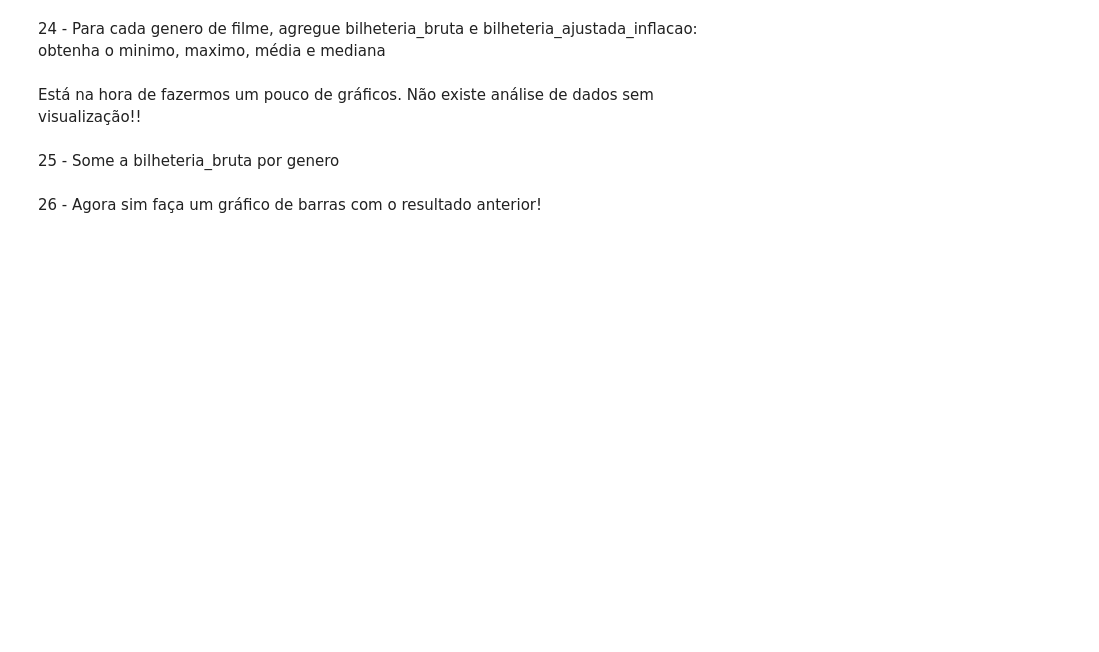
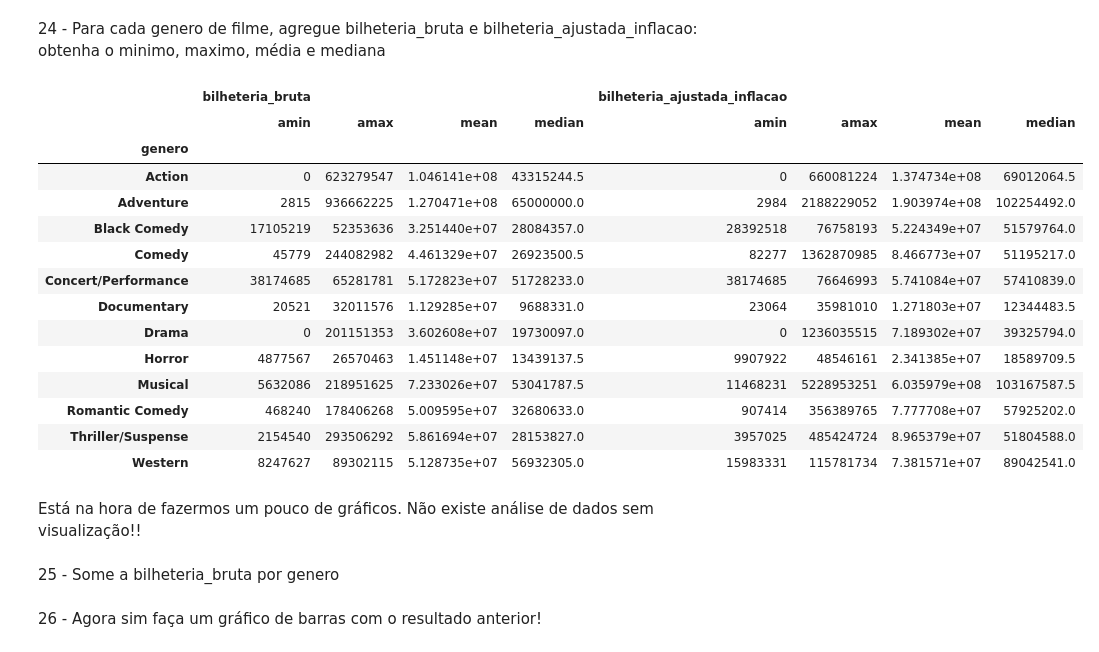
Before and after one commit to ceska68/Exercicios, a Jupyter notebook: Desafio_6_Estatísticas.ipynb, the cells around one changed output. Cells and saved outputs as stored; diff of their text form; code cells hidden in the pictures; blank space fills up the shorter version.

```diff
--- a/Desafio_6_Estatísticas.ipynb
+++ b/Desafio_6_Estatísticas.ipynb
@@ -100,5 +283,24 @@ Dica: use numpy para as estatísticas
 # %% [markdown]
 24 - Para cada genero de filme, agregue bilheteria_bruta e bilheteria_ajustada_inflacao: obtenha o minimo, maximo, média e mediana
+# %%
+bilheteria_bruta_ajustada_genero = dados.groupby('genero')[['bilheteria_bruta','bilheteria_ajustada_inflacao']].agg([np.min, np.max, np.mean, np.median])
+bilheteria_bruta_ajustada_genero
+# %% [output]
+|  | bilheteria_bruta |  |  |  | bilheteria_ajustada_inflacao |  |  |  |
+|  | amin | amax | mean | median | amin | amax | mean | median |
+| genero |  |  |  |  |  |  |  |  |
+| Action | 0 | 623279547 | 1.046141e+08 | 43315244.5 | 0 | 660081224 | 1.374734e+08 | 69012064.5 |
+| Adventure | 2815 | 936662225 | 1.270471e+08 | 65000000.0 | 2984 | 2188229052 | 1.903974e+08 | 102254492.0 |
+| Black Comedy | 17105219 | 52353636 | 3.251440e+07 | 28084357.0 | 28392518 | 76758193 | 5.224349e+07 | 51579764.0 |
+| Comedy | 45779 | 244082982 | 4.461329e+07 | 26923500.5 | 82277 | 1362870985 | 8.466773e+07 | 51195217.0 |
+| Concert/Performance | 38174685 | 65281781 | 5.172823e+07 | 51728233.0 | 38174685 | 76646993 | 5.741084e+07 | 57410839.0 |
+| Documentary | 20521 | 32011576 | 1.129285e+07 | 9688331.0 | 23064 | 35981010 | 1.271803e+07 | 12344483.5 |
+| Drama | 0 | 201151353 | 3.602608e+07 | 19730097.0 | 0 | 1236035515 | 7.189302e+07 | 39325794.0 |
+| Horror | 4877567 | 26570463 | 1.451148e+07 | 13439137.5 | 9907922 | 48546161 | 2.341385e+07 | 18589709.5 |
+| Musical | 5632086 | 218951625 | 7.233026e+07 | 53041787.5 | 11468231 | 5228953251 | 6.035979e+08 | 103167587.5 |
+| Romantic Comedy | 468240 | 178406268 | 5.009595e+07 | 32680633.0 | 907414 | 356389765 | 7.777708e+07 | 57925202.0 |
+| Thriller/Suspense | 2154540 | 293506292 | 5.861694e+07 | 28153827.0 | 3957025 | 485424724 | 8.965379e+07 | 51804588.0 |
+| Western | 8247627 | 89302115 | 5.128735e+07 | 56932305.0 | 15983331 | 115781734 | 7.381571e+07 | 89042541.0 |
 # %% [markdown]
 Está na hora de fazermos um pouco de gráficos. Não existe análise de dados sem visualização!!
 # %%
```
Also changed, not shown: parts of 25 cells of this notebook.
